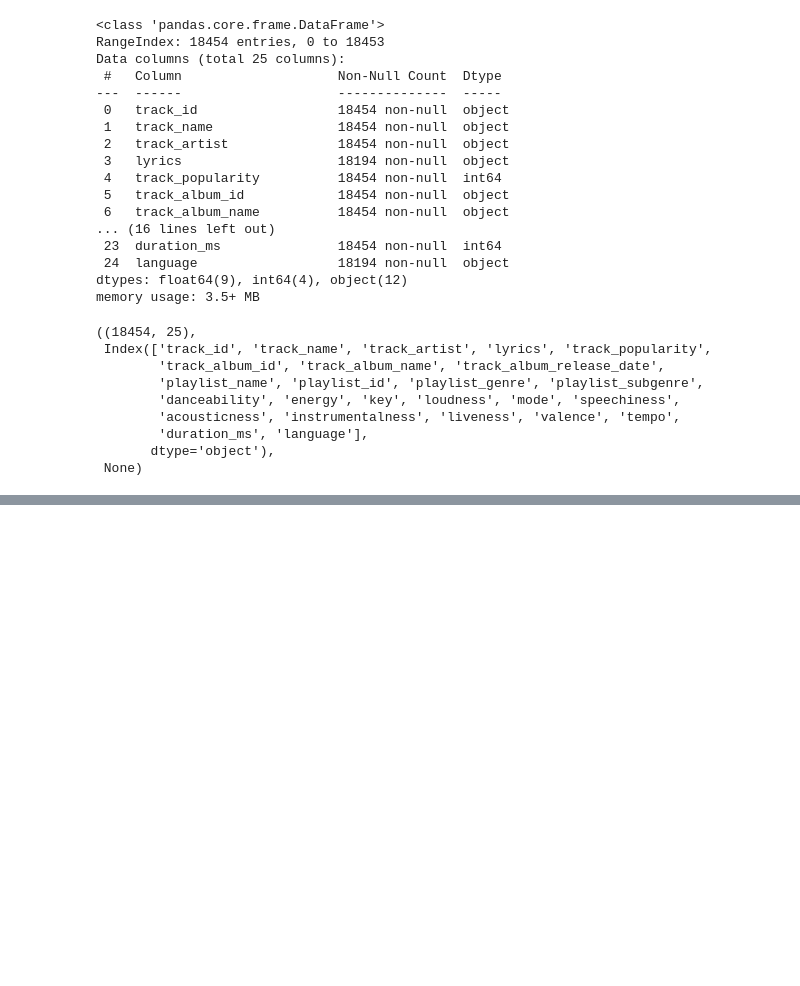
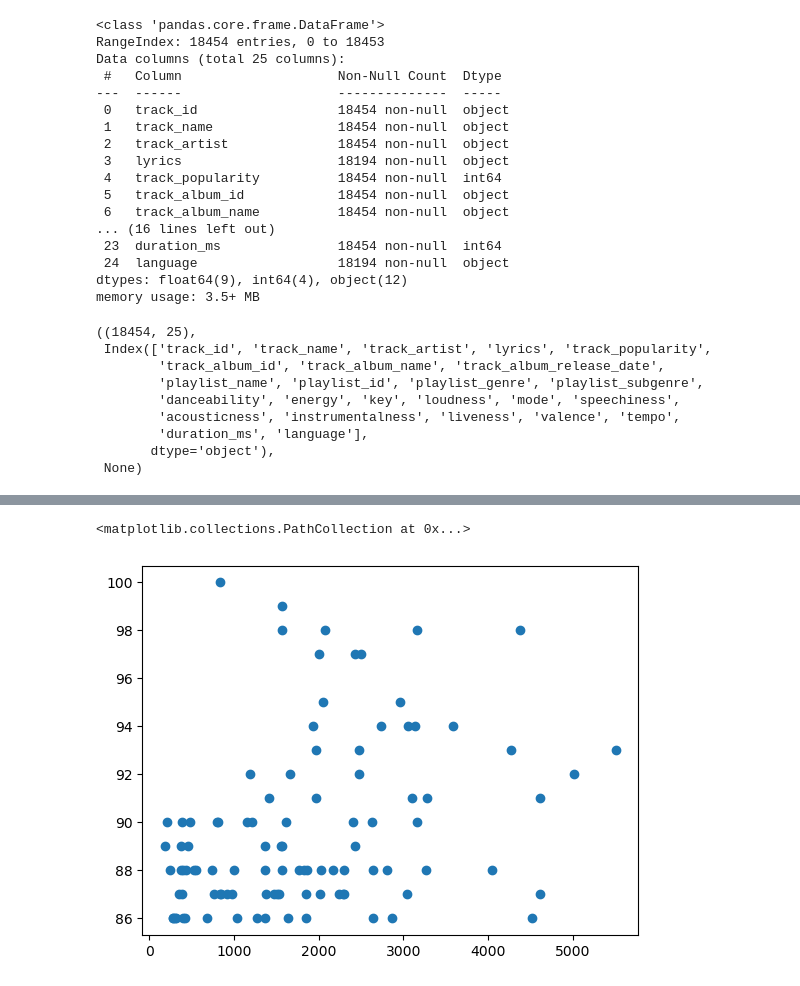
Before and after one commit to fattyhhh/NLP-AT2, a Jupyter notebook: Notebook.ipynb, the cells around one changed output, grey strips where cells are left out. Saved outputs shown, nothing was run; the diff lists cells and outputs as text; code cells hidden in the pictures; blank space fills up the shorter version.

```diff
--- a/Notebook.ipynb
+++ b/Notebook.ipynb
@@ -115,0 +121,6 @@ tokenizer.fit_on_texts(lyrics)
+# %%
+# is there any relationship between wordcount and popularity?
+plt.scatter(x = 'word_count', y = 'track_popularity', data = top100)
+# %% [output]
+<matplotlib.collections.PathCollection at 0x...>
+[figure, added]
```
Also changed, not shown: parts of 6 cells of this notebook.
